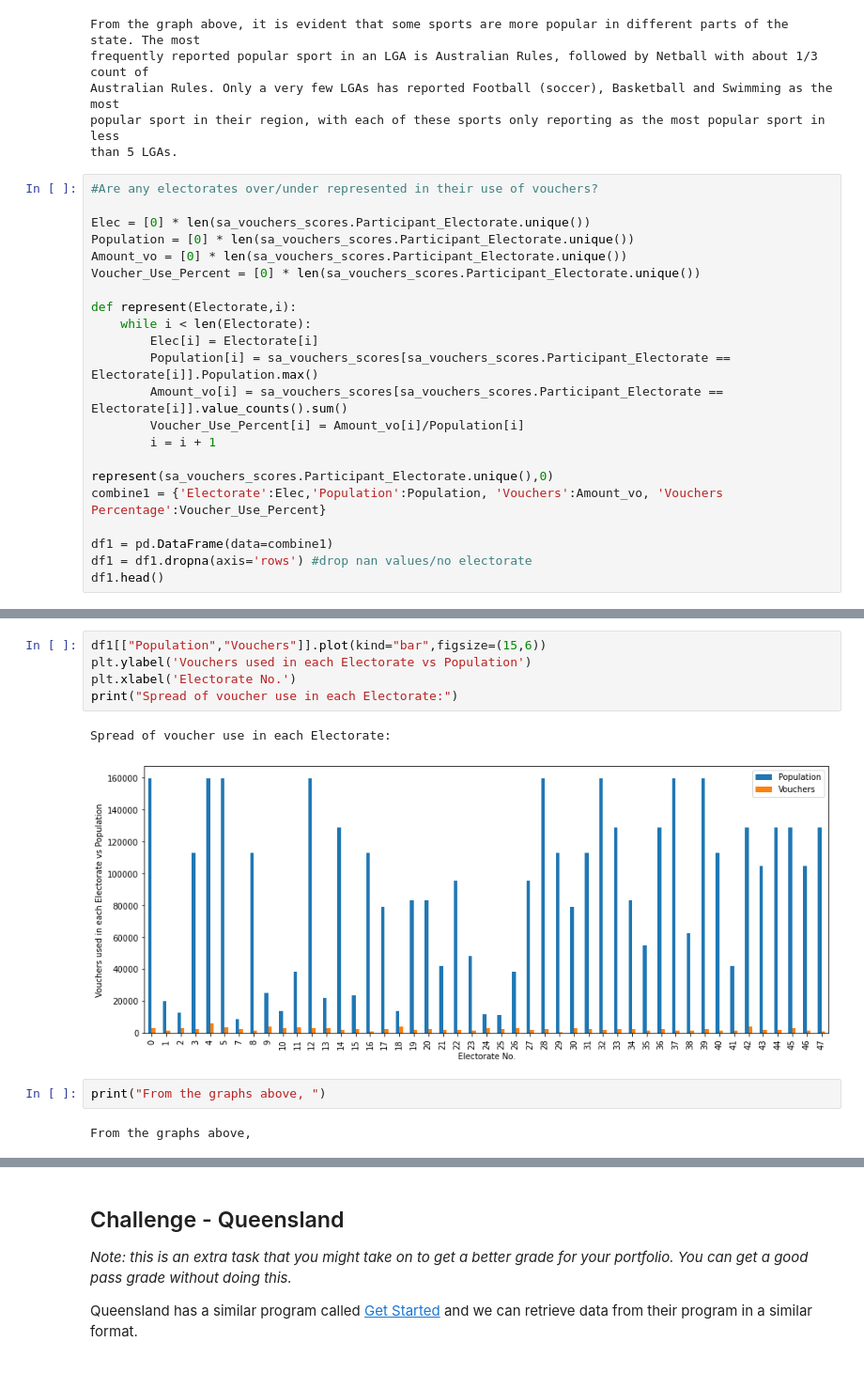
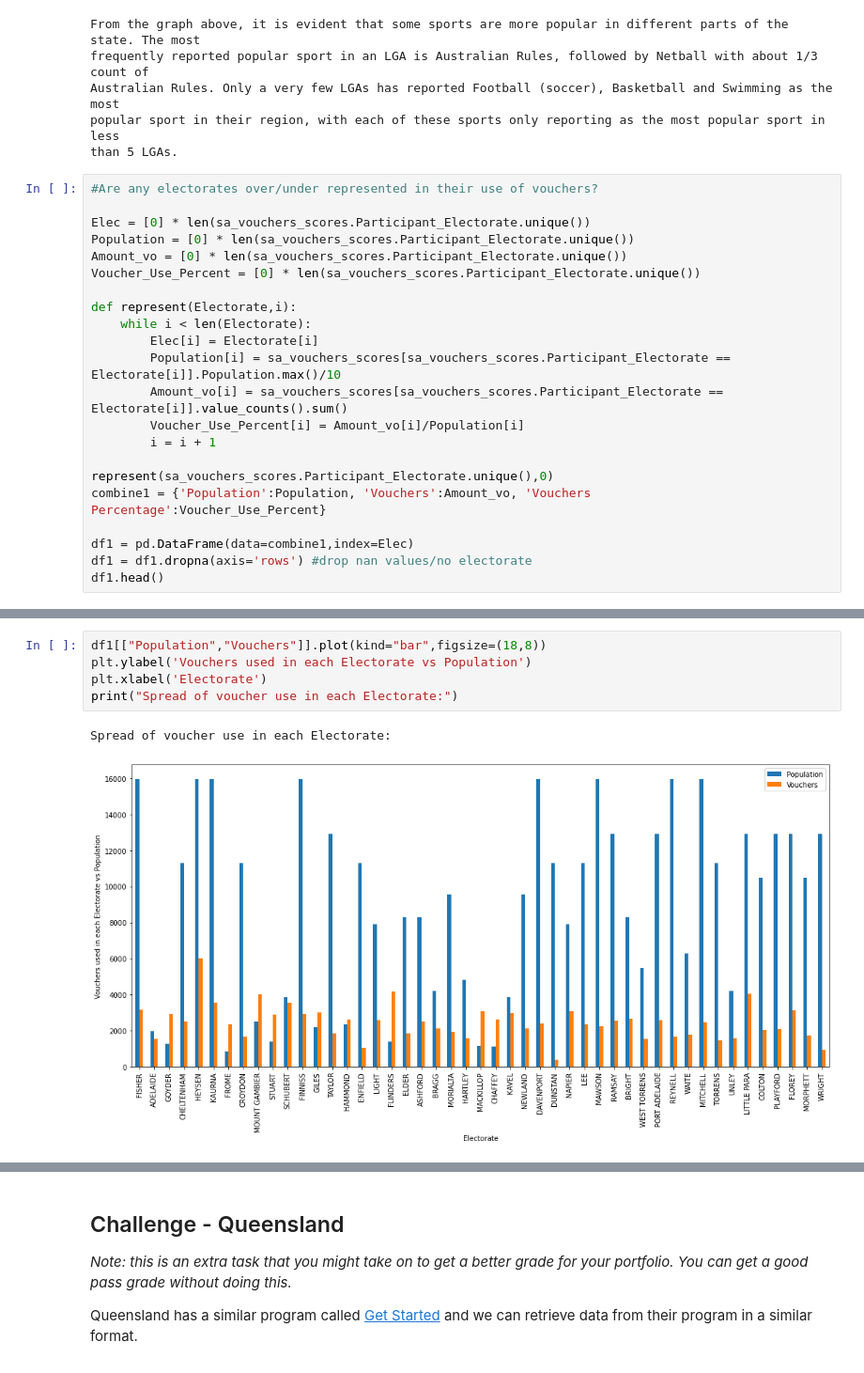
Before and after one commit to MQCOMP2200-S2-2021/data-science-portfolio-JoeB-cybersecurity, a Jupyter notebook: Portfolio 2.ipynb, the cells around one changed output, grey strips where cells are left out. Shown at 94% size. Drawn from its saved outputs; the diff is of its cells as text.

```diff
--- a/Portfolio 2.ipynb
+++ b/Portfolio 2.ipynb
@@ -221,15 +179,15 @@ Voucher_Use_Percent = [0] * len(sa_vouchers_scores.Participant_Electorate.unique
 def represent(Electorate,i):
     while i < len(Electorate):
         Elec[i] = Electorate[i]
-        Population[i] = sa_vouchers_scores[sa_vouchers_scores.Participant_Electorate == Electorate[i]].Population.max()
+        Population[i] = sa_vouchers_scores[sa_vouchers_scores.Participant_Electorate == Electorate[i]].Population.max()/10
         Amount_vo[i] = sa_vouchers_scores[sa_vouchers_scores.Participant_Electorate == Electorate[i]].value_counts().sum()
         Voucher_Use_Percent[i] = Amount_vo[i]/Population[i]
         i = i + 1
 
 represent(sa_vouchers_scores.Participant_Electorate.unique(),0)
-combine1 = {'Electorate':Elec,'Population':Population, 'Vouchers':Amount_vo, 'Vouchers Percentage':Voucher_Use_Percent}
+combine1 = {'Population':Population, 'Vouchers':Amount_vo, 'Vouchers Percentage':Voucher_Use_Percent}
 
-df1 = pd.DataFrame(data=combine1)
+df1 = pd.DataFrame(data=combine1,index=Elec)
 df1 = df1.dropna(axis='rows') #drop nan values/no electorate
 df1.head()
 # %% [output]
@@ -250,12 +208,8 @@ Spread of Voucher use percentage (Vouchers redeemed vs Population) in each Elect
 # %%
-df1[["Population","Vouchers"]].plot(kind="bar",figsize=(15,6))
+df1[["Population","Vouchers"]].plot(kind="bar",figsize=(18,8))
 plt.ylabel('Vouchers used in each Electorate vs Population')
-plt.xlabel('Electorate No.')
+plt.xlabel('Electorate')
 print("Spread of voucher use in each Electorate:")
 # %% [output]
 Spread of voucher use in each Electorate:
-[figure, old version]
+[figure, new version]
-# %%
-print("From the graphs above, ")
-# %% [output]
-From the graphs above,
```
Also changed, not shown: parts of 23 cells of this notebook.
